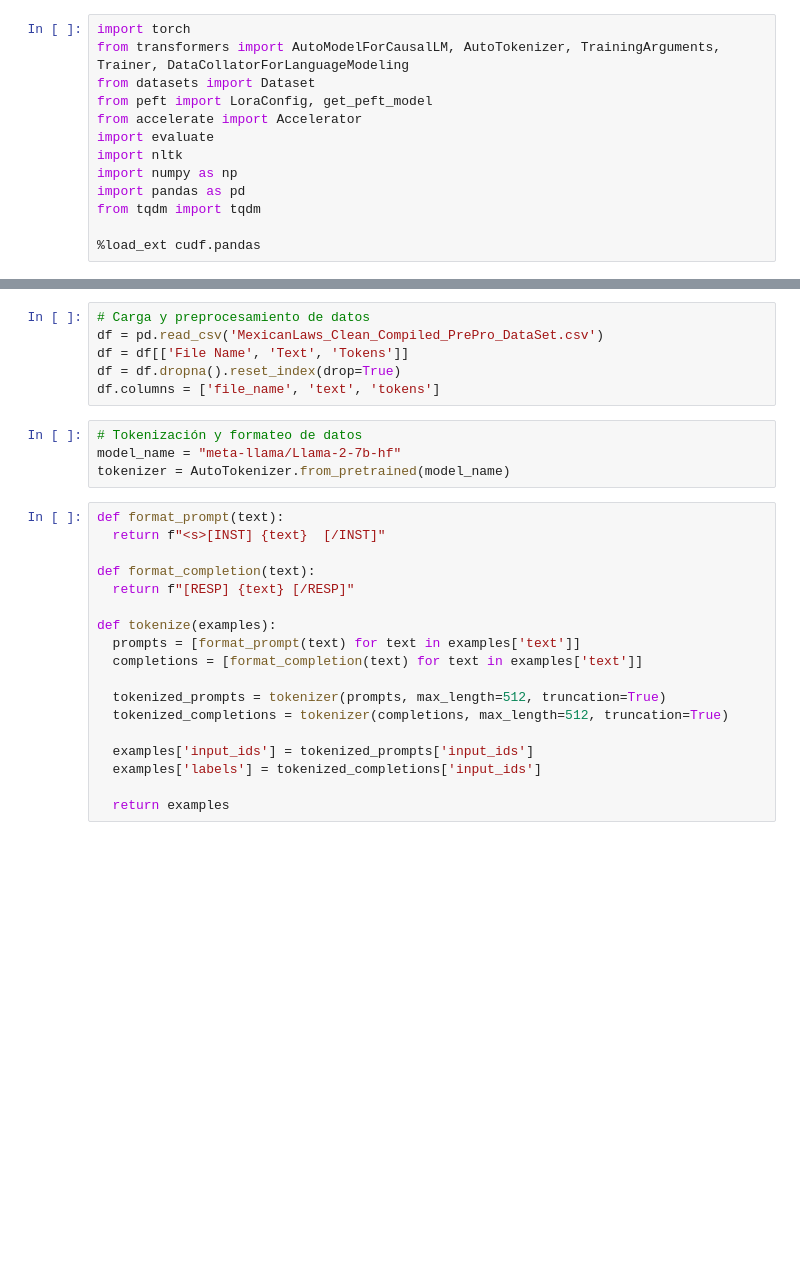
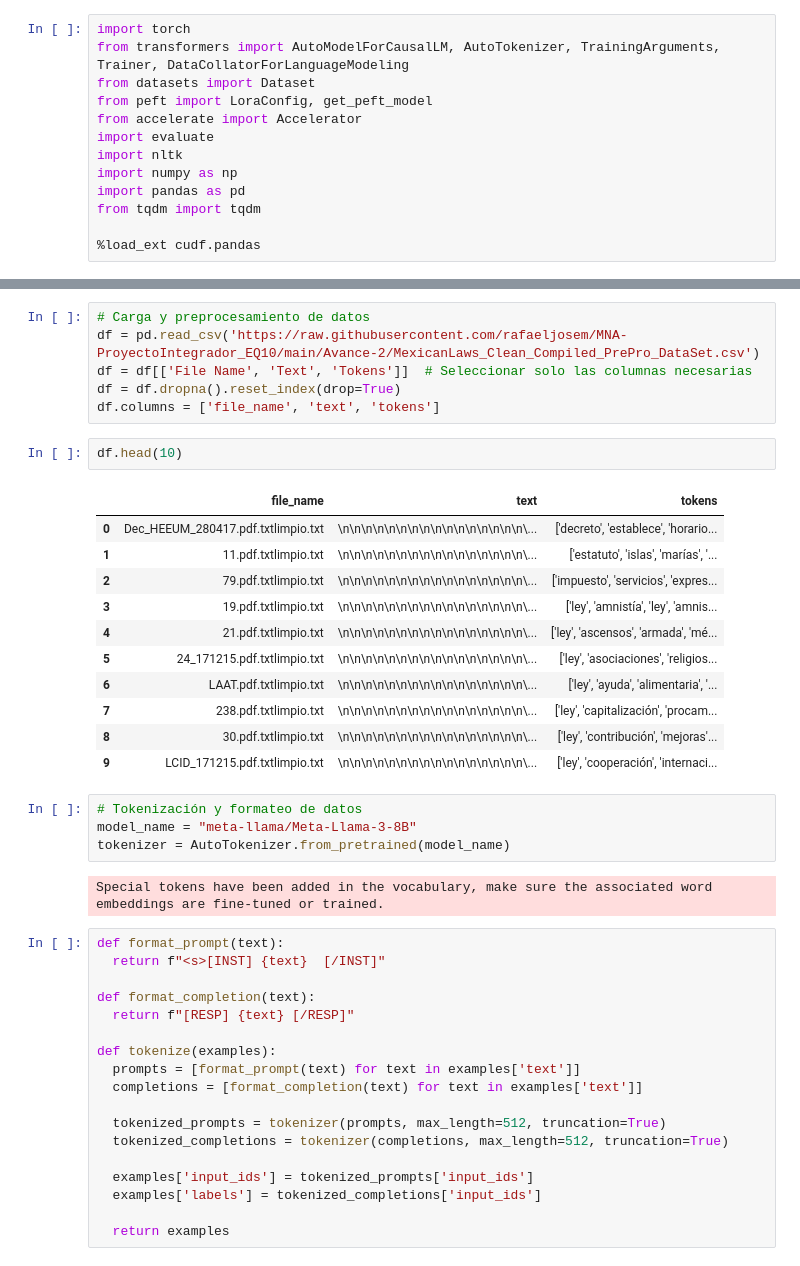
Before and after one commit to rafaeljosem/MNA-ProyectoIntegrador_EQ10, a Jupyter notebook: finetuning.ipynb, the cells around one changed output, grey strips where cells are left out. Cells and saved outputs as stored; diff of their text form; blank space fills up the shorter version.

```diff
--- a/finetuning.ipynb
+++ b/finetuning.ipynb
@@ -21,13 +82,29 @@ nltk.download('punkt')
 # %%
 # Carga y preprocesamiento de datos
-df = pd.read_csv('MexicanLaws_Clean_Compiled_PrePro_DataSet.csv')
-df = df[['File Name', 'Text', 'Tokens']]
+df = pd.read_csv('https://raw.githubusercontent.com/rafaeljosem/MNA-ProyectoIntegrador_EQ10/main/Avance-2/MexicanLaws_Clean_Compiled_PrePro_DataSet.csv')
+df = df[['File Name', 'Text', 'Tokens']]  # Seleccionar solo las columnas necesarias
 df = df.dropna().reset_index(drop=True)
 df.columns = ['file_name', 'text', 'tokens']
+# %%
+df.head(10)
+# %% [output]
+|  | file_name | text | tokens |
+| 0 | Dec_HEEUM_280417.pdf.txtlimpio.txt | \n\n\n\n\n\n\n\n\n\n\n\n\n\n\n\n\... | ['decreto', 'establece', 'horario... |
+| 1 | 11.pdf.txtlimpio.txt | \n\n\n\n\n\n\n\n\n\n\n\n\n\n\n\n\... | ['estatuto', 'islas', 'marías', '... |
+| 2 | 79.pdf.txtlimpio.txt | \n\n\n\n\n\n\n\n\n\n\n\n\n\n\n\n\... | ['impuesto', 'servicios', 'expres... |
+| 3 | 19.pdf.txtlimpio.txt | \n\n\n\n\n\n\n\n\n\n\n\n\n\n\n\n\... | ['ley', 'amnistía', 'ley', 'amnis... |
+| 4 | 21.pdf.txtlimpio.txt | \n\n\n\n\n\n\n\n\n\n\n\n\n\n\n\n\... | ['ley', 'ascensos', 'armada', 'mé... |
+| 5 | 24_171215.pdf.txtlimpio.txt | \n\n\n\n\n\n\n\n\n\n\n\n\n\n\n\n\... | ['ley', 'asociaciones', 'religios... |
+| 6 | LAAT.pdf.txtlimpio.txt | \n\n\n\n\n\n\n\n\n\n\n\n\n\n\n\n\... | ['ley', 'ayuda', 'alimentaria', '... |
+| 7 | 238.pdf.txtlimpio.txt | \n\n\n\n\n\n\n\n\n\n\n\n\n\n\n\n\... | ['ley', 'capitalización', 'procam... |
+| 8 | 30.pdf.txtlimpio.txt | \n\n\n\n\n\n\n\n\n\n\n\n\n\n\n\n\... | ['ley', 'contribución', 'mejoras'... |
+| 9 | LCID_171215.pdf.txtlimpio.txt | \n\n\n\n\n\n\n\n\n\n\n\n\n\n\n\n\... | ['ley', 'cooperación', 'internaci... |
 # %%
 # Tokenización y formateo de datos
-model_name = "meta-llama/Llama-2-7b-hf"
+model_name = "meta-llama/Meta-Llama-3-8B"
 tokenizer = AutoTokenizer.from_pretrained(model_name)
+# %% [output]
+Special tokens have been added in the vocabulary, make sure the associated word embeddings are fine-tuned or trained.
 # %%
 def format_prompt(text):
   return f"<s>[INST] {text}  [/INST]"
```
Also changed, not shown: parts of 8 cells of this notebook.
